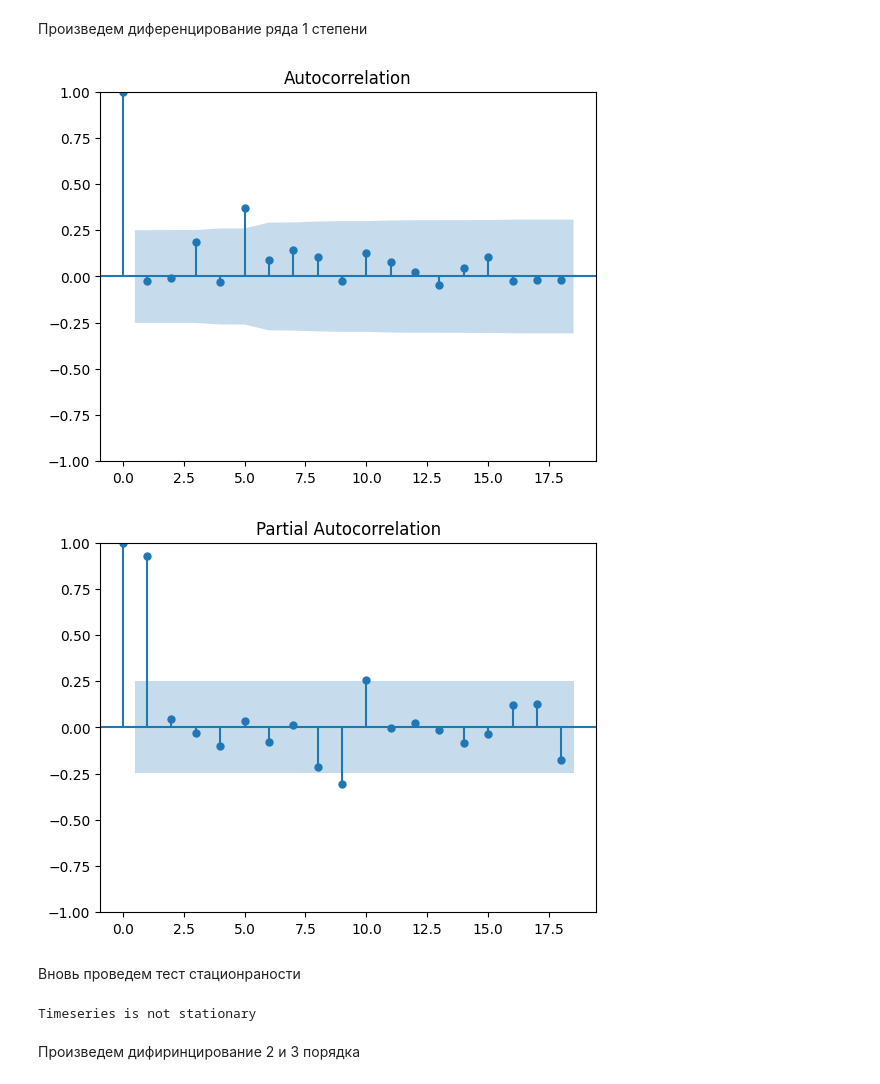
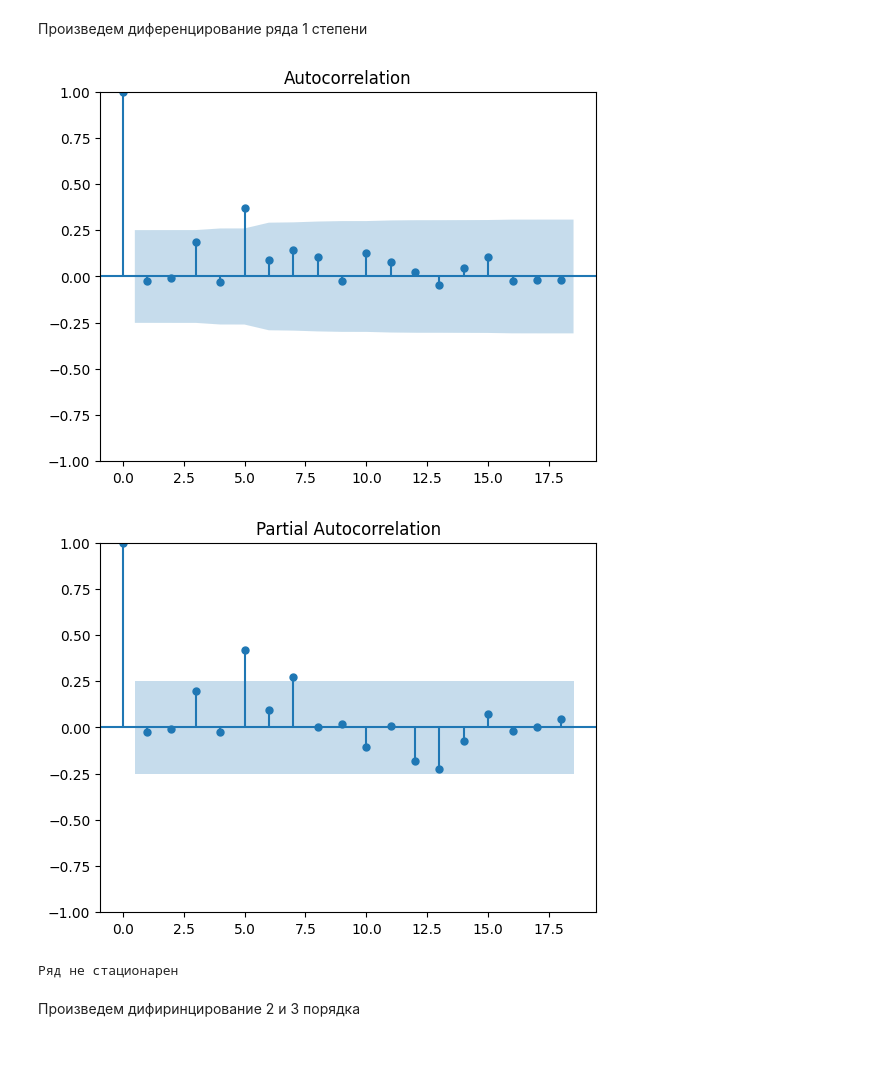
Before and after one commit to hotdonkey/data_science, a Jupyter notebook: Project_7/Project_7.ipynb, the cells around one changed output. Cells and saved outputs as stored; diff of their text form; code cells hidden in the pictures; blank space fills up the shorter version.

```diff
--- a/Project_7/Project_7.ipynb
+++ b/Project_7/Project_7.ipynb
@@ -154,18 +142,17 @@ plt.show()
 # %% [markdown]
 Произведем диференцирование ряда 1 степени
 # %%
+# Выведем графики для дифференцированного ряда 1 степени
 acf = plot_acf(df_diff := df.diff().dropna())
 plt.show()
-pacf = plot_pacf(df)
+pacf = plot_pacf(df_diff)
 plt.show()
+
+# Проведем проверку на стационарность
+stationary(df_diff)
 # %% [output]
 [figure]
-[figure, old version]
+[figure, new version]
+Ряд не стационарен
-# %% [markdown]
-Вновь проведем тест стационраности
-# %%
-stationary(df_diff)
-# %% [output]
-Timeseries is not stationary
 # %% [markdown]
 Произведем дифиринцирование 2 и 3 порядка
```
Also changed, not shown: parts of 47 cells of this notebook, 1 other file.
